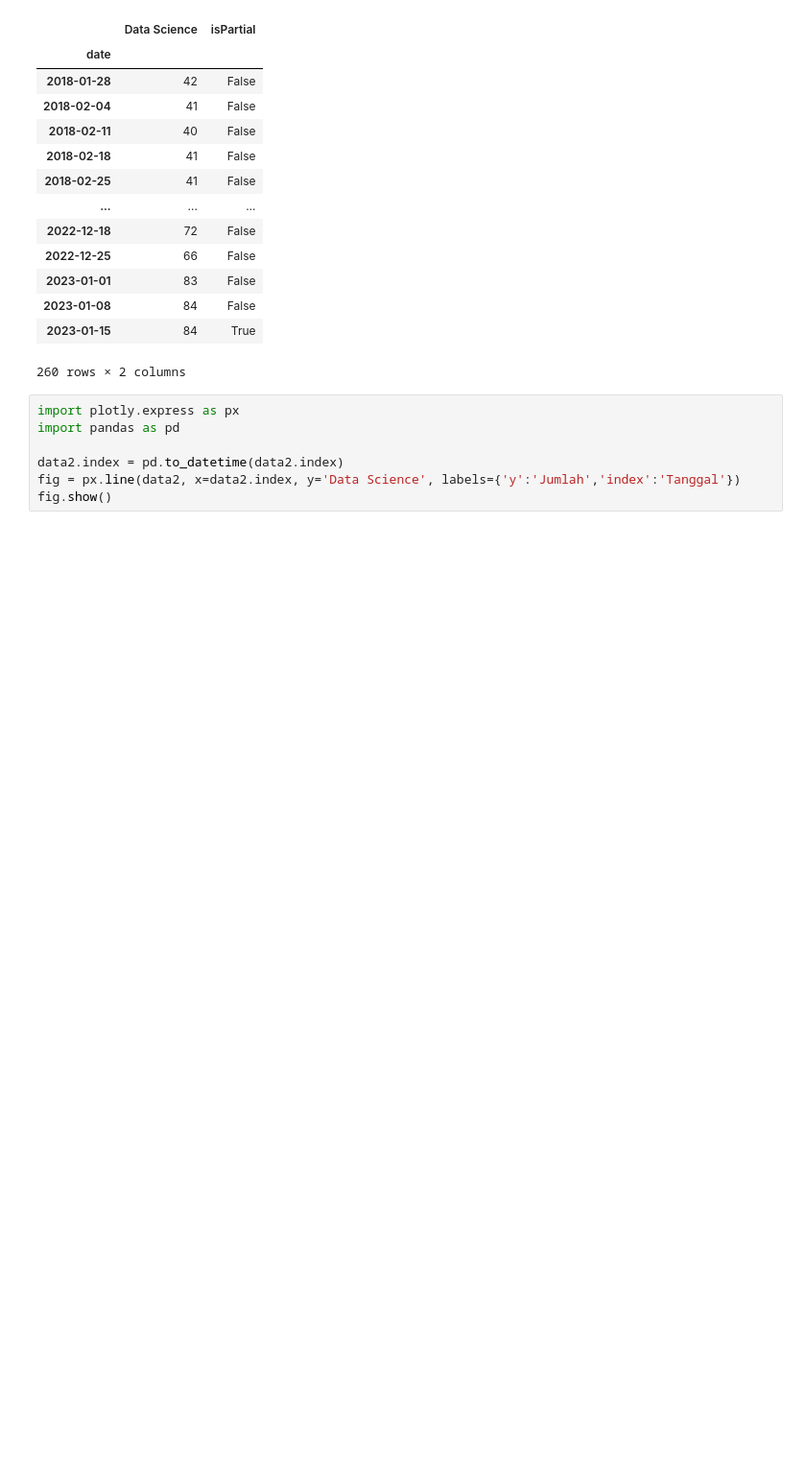
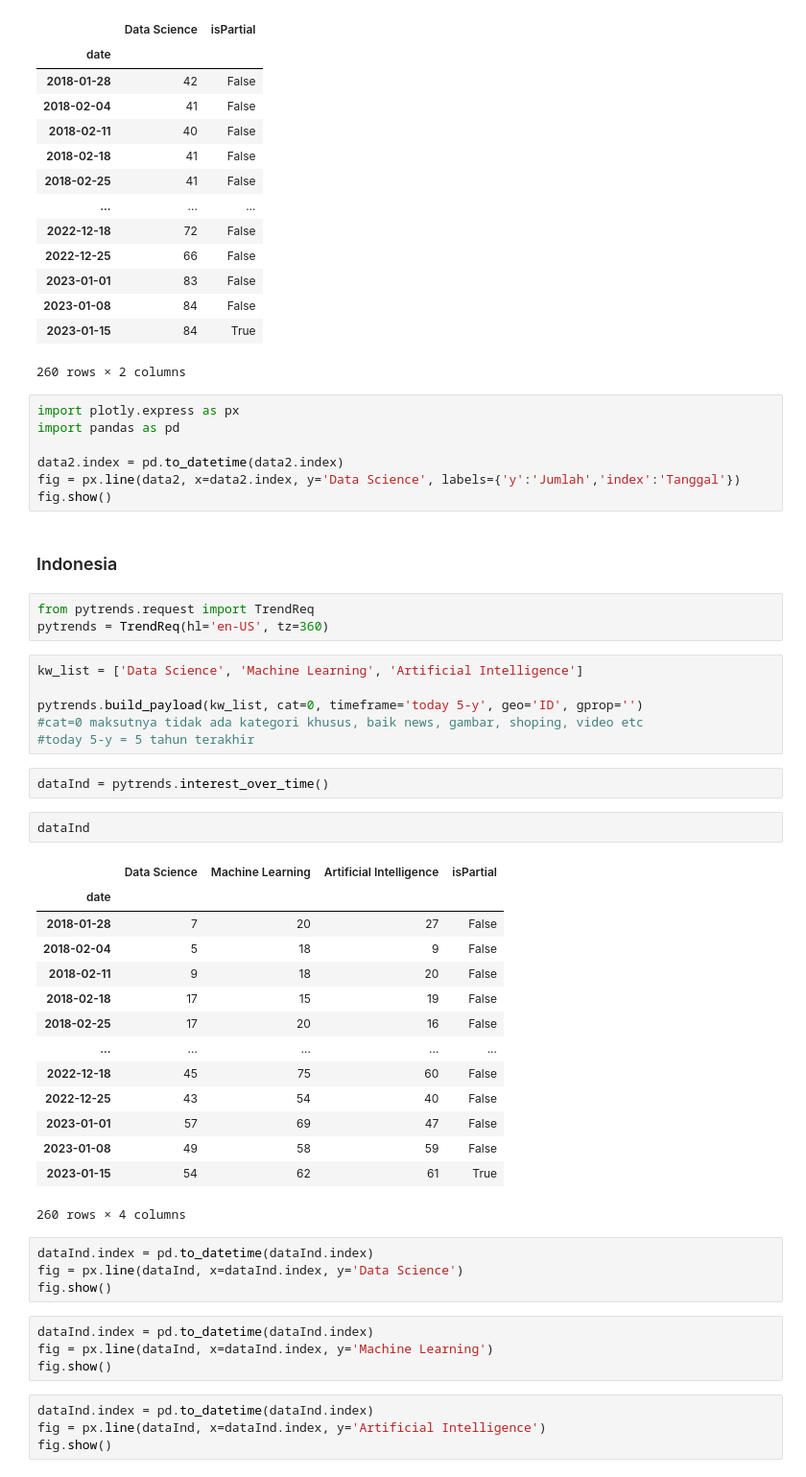
Before and after one commit to nadeap/Machine-Learning, a Jupyter notebook: Data Analysis/Google Trends/ds_trends.ipynb, the cells around one changed output. Shown at 96% size. Saved outputs shown, nothing was run; the diff lists cells and outputs as text; blank space fills up the shorter version.

Commit message:
tren DS, ML, dan AI di Indonesia

```diff
--- a/Data Analysis/Google Trends/ds_trends.ipynb
+++ b/Data Analysis/Google Trends/ds_trends.ipynb
@@ -84,3 +84,45 @@ import pandas as pd
 data2.index = pd.to_datetime(data2.index)
 fig = px.line(data2, x=data2.index, y='Data Science', labels={'y':'Jumlah','index':'Tanggal'})
 fig.show()
+# %% [markdown]
+### Indonesia
+# %%
+from pytrends.request import TrendReq
+pytrends = TrendReq(hl='en-US', tz=360)
+# %%
+kw_list = ['Data Science', 'Machine Learning', 'Artificial Intelligence']
+
+pytrends.build_payload(kw_list, cat=0, timeframe='today 5-y', geo='ID', gprop='')
+#cat=0 maksutnya tidak ada kategori khusus, baik news, gambar, shoping, video etc
+#today 5-y = 5 tahun terakhir
+# %%
+dataInd = pytrends.interest_over_time()
+# %%
+dataInd
+# %% [output]
+|  | Data Science | Machine Learning | Artificial Intelligence | isPartial |
+| date |  |  |  |  |
+| 2018-01-28 | 7 | 20 | 27 | False |
+| 2018-02-04 | 5 | 18 | 9 | False |
+| 2018-02-11 | 9 | 18 | 20 | False |
+| 2018-02-18 | 17 | 15 | 19 | False |
+| 2018-02-25 | 17 | 20 | 16 | False |
+| ... | ... | ... | ... | ... |
+| 2022-12-18 | 45 | 75 | 60 | False |
+| 2022-12-25 | 43 | 54 | 40 | False |
+| 2023-01-01 | 57 | 69 | 47 | False |
+| 2023-01-08 | 49 | 58 | 59 | False |
+| 2023-01-15 | 54 | 62 | 61 | True |
+260 rows × 4 columns
+# %%
+dataInd.index = pd.to_datetime(dataInd.index)
+fig = px.line(dataInd, x=dataInd.index, y='Data Science')
+fig.show()
+# %%
+dataInd.index = pd.to_datetime(dataInd.index)
+fig = px.line(dataInd, x=dataInd.index, y='Machine Learning')
+fig.show()
+# %%
+dataInd.index = pd.to_datetime(dataInd.index)
+fig = px.line(dataInd, x=dataInd.index, y='Artificial Intelligence')
+fig.show()
```
